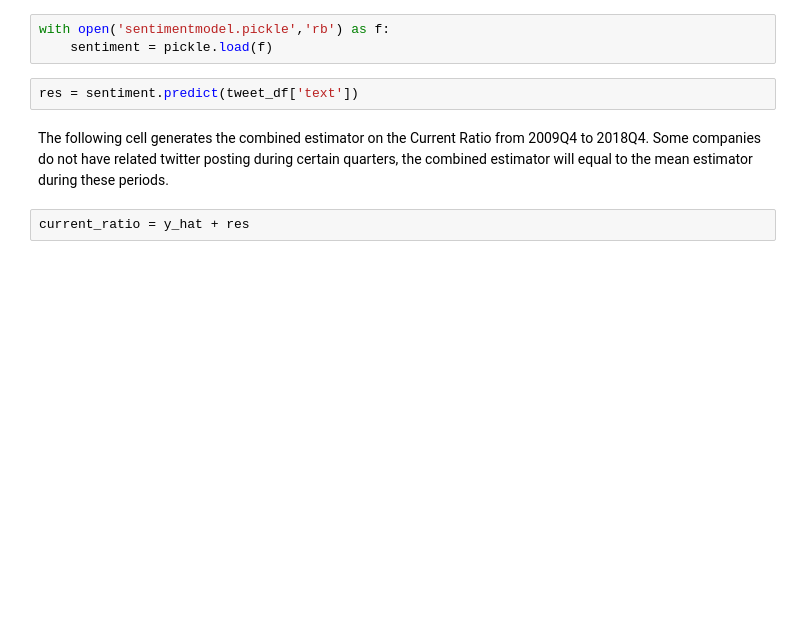
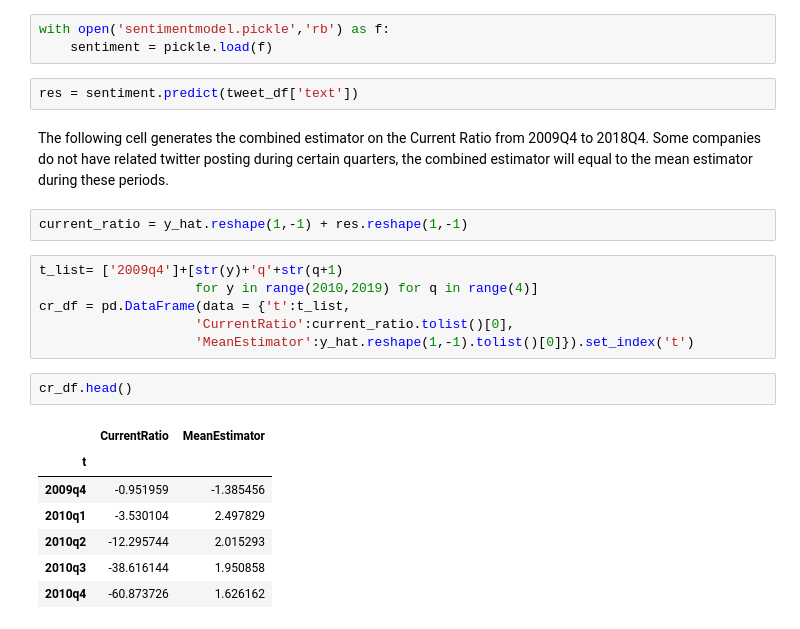
Before and after one commit to mythopoet18/FinancialRatioBuilder, a Jupyter notebook: Build Financial Analysis From Scratch-Deliver.ipynb, the cells around one changed output. Saved outputs shown, nothing was run; the diff lists cells and outputs as text; blank space fills up the shorter version.

```diff
--- a/Build Financial Analysis From Scratch-Deliver.ipynb
+++ b/Build Financial Analysis From Scratch-Deliver.ipynb
@@ -207,7 +215,23 @@ res = sentiment.predict(tweet_df['text'])
 # %% [markdown]
 The following cell generates the combined estimator on the Current Ratio from 2009Q4 to 2018Q4. Some companies do not have related twitter posting during certain quarters, the combined estimator will equal to the mean estimator during these periods.
 # %%
-current_ratio = y_hat + res
+current_ratio = y_hat.reshape(1,-1) + res.reshape(1,-1)
+# %%
+t_list= ['2009q4']+[str(y)+'q'+str(q+1)
+                    for y in range(2010,2019) for q in range(4)]
+cr_df = pd.DataFrame(data = {'t':t_list,
+                    'CurrentRatio':current_ratio.tolist()[0],
+                    'MeanEstimator':y_hat.reshape(1,-1).tolist()[0]}).set_index('t')
+# %%
+cr_df.head()
+# %% [output]
+|  | CurrentRatio | MeanEstimator |
+| t |  |  |
+| 2009q4 | -0.951959 | -1.385456 |
+| 2010q1 | -3.530104 | 2.497829 |
+| 2010q2 | -12.295744 | 2.015293 |
+| 2010q3 | -38.616144 | 1.950858 |
+| 2010q4 | -60.873726 | 1.626162 |
 # %%
 plt.title("Current Ratio of "+ Company_Name)
 
```
Also changed, not shown: parts of 29 cells of this notebook.
